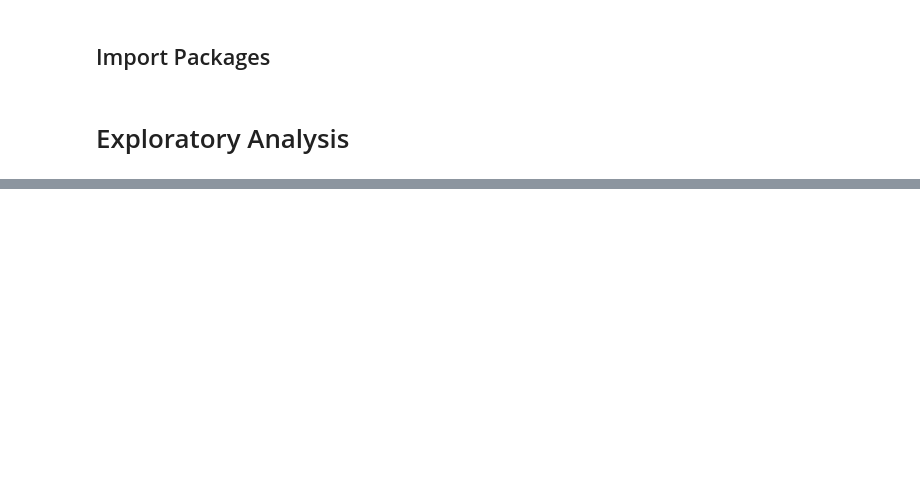
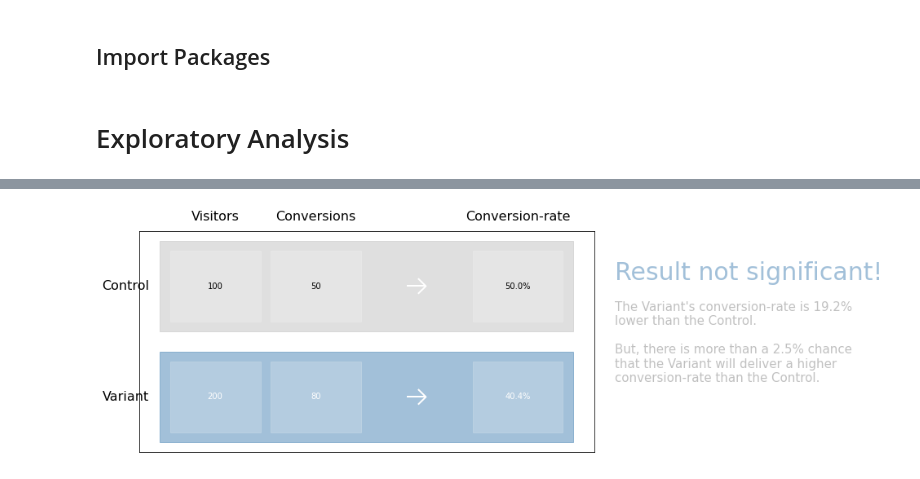
Before and after one commit to mattcrooks-tf/ME-results-viz, a Jupyter notebook: notebooks/0. exploratory-analysis.ipynb, the cells around one changed output, grey strips where cells are left out. Saved outputs shown, nothing was run; the diff lists cells and outputs as text; code cells hidden in the pictures; blank space fills up the shorter version.

```diff
--- a/notebooks/0. exploratory-analysis.ipynb
+++ b/notebooks/0. exploratory-analysis.ipynb
@@ -32,0 +42,4 @@ my_function(5)
+# %%
+f
+# %% [output]
+[figure, added]
```
Also changed, not shown: parts of 5 cells of this notebook, 5 other files.
